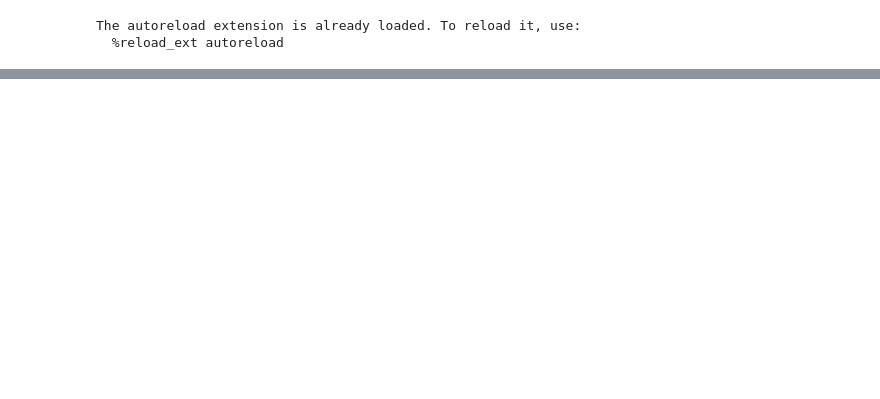
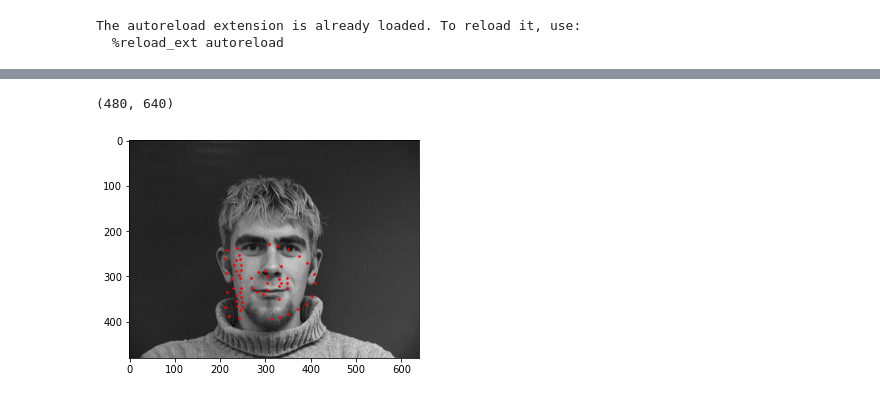
Before and after one commit to aprilsin/cs194-proj4, a Jupyter notebook: part1.ipynb, the cells around one changed output, grey strips where cells are left out. Saved outputs shown, nothing was run; the diff lists cells and outputs as text; code cells hidden in the pictures; blank space fills up the shorter version.

Commit message:
Added Dataset, fixing points loading from asf

```diff
--- a/part1.ipynb
+++ b/part1.ipynb
@@ -38,14 +55,8 @@ np.int(np.round(nose_coord[0]*h)), nose_coord[1]*w
 # %%
 # Use all 6 images of the first 32 persons (index 1-32) as the training set
 # (total 32 x 6 = 192 images)
-training_set = {}
-for person_index in range(1,32+1):
-    for viewpt_index in range(1,6+1):
-        nose_point = data.load_nosepoint(person_index, viewpt_index)
-        img = data.read_img_part1(person_index, viewpt_index)
-        key = (person_index, viewpt_index)
-        value = Data(img, nose_point)
-        training_set[key] = value
-
-assert len(training_set.items()) == 192, len(training_set.items())
+person_idx = np.arange(32)
+viewpt_idx = np.arange(6)
+training_set = NoseKeypointDataset(person_idx, viewpt_idx)
+# training_set = FaceKeypointsDataset(person_idx=[0], viewpt_idx=[0])
 # %% [output]
@@ -111,0 +64,11 @@ assert len(validation_set.items()) == 48, len(validation_set.items())
+# %%
+# Plotting a few input images and their nose keypoints.
+plt.figure()
+image = training_set[0]['image']
+print(image.shape)
+show_landmarks(training_set[0]['image'], training_set[0]['landmarks'])
+# show_landmarks(training_set[0]['image'], np.array([[100, 200], [200, 300]]))
+plt.show()
+# %% [output]
+(480, 640)
+[figure, added]
```
Also changed, not shown: parts of 14 cells of this notebook, 2 other files.
